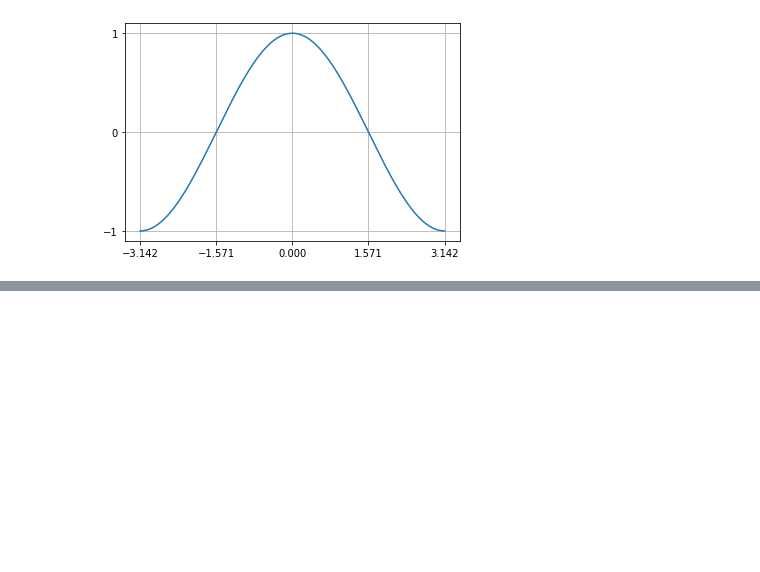
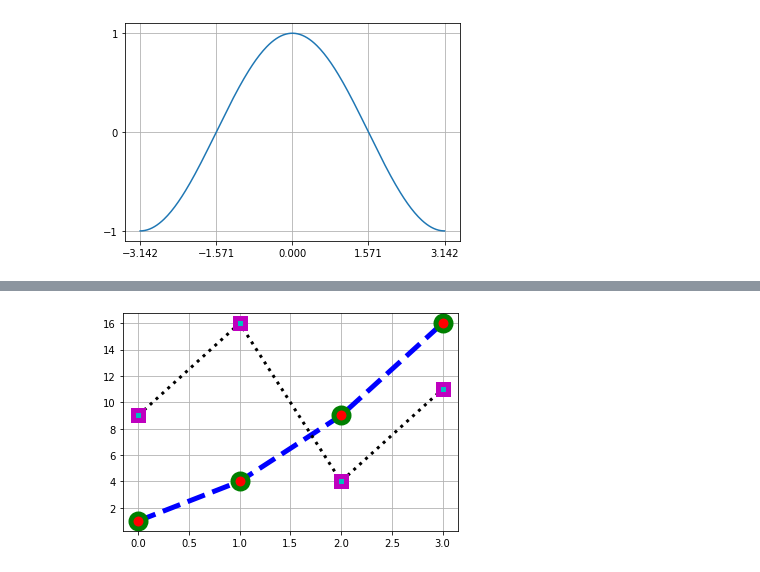
Before and after one commit to H43RO/DataAnalysis_Practice, a Jupyter notebook: Practice/Practice_Matplotlib.ipynb, the cells around one changed output, grey strips where cells are left out. Cells and saved outputs as stored; diff of their text form; code cells hidden in the pictures; blank space fills up the shorter version.

Commit message:
Matplotlib Practice

```diff
--- a/Practice/Practice_Matplotlib.ipynb
+++ b/Practice/Practice_Matplotlib.ipynb
@@ -66,0 +68,15 @@ plt.show()
+# %%
+# 여러 개 선 겹쳐 그리기
+
+import matplotlib.pyplot as plt
+import numpy as np
+
+plt.plot([1, 4, 9, 16],
+         c="b", lw=5, ls="--", marker="o", ms=15, mec="g", mew=5, mfc="r")
+
+plt.plot([9, 16, 4, 11],
+         c="k", lw=3, ls=":", marker="s", ms=10, mec="m", mew=5, mfc="c")
+plt.grid(True)
+plt.show()
+# %% [output]
+[figure, added]
```
Also changed, not shown: parts of 1 cell of this notebook.
